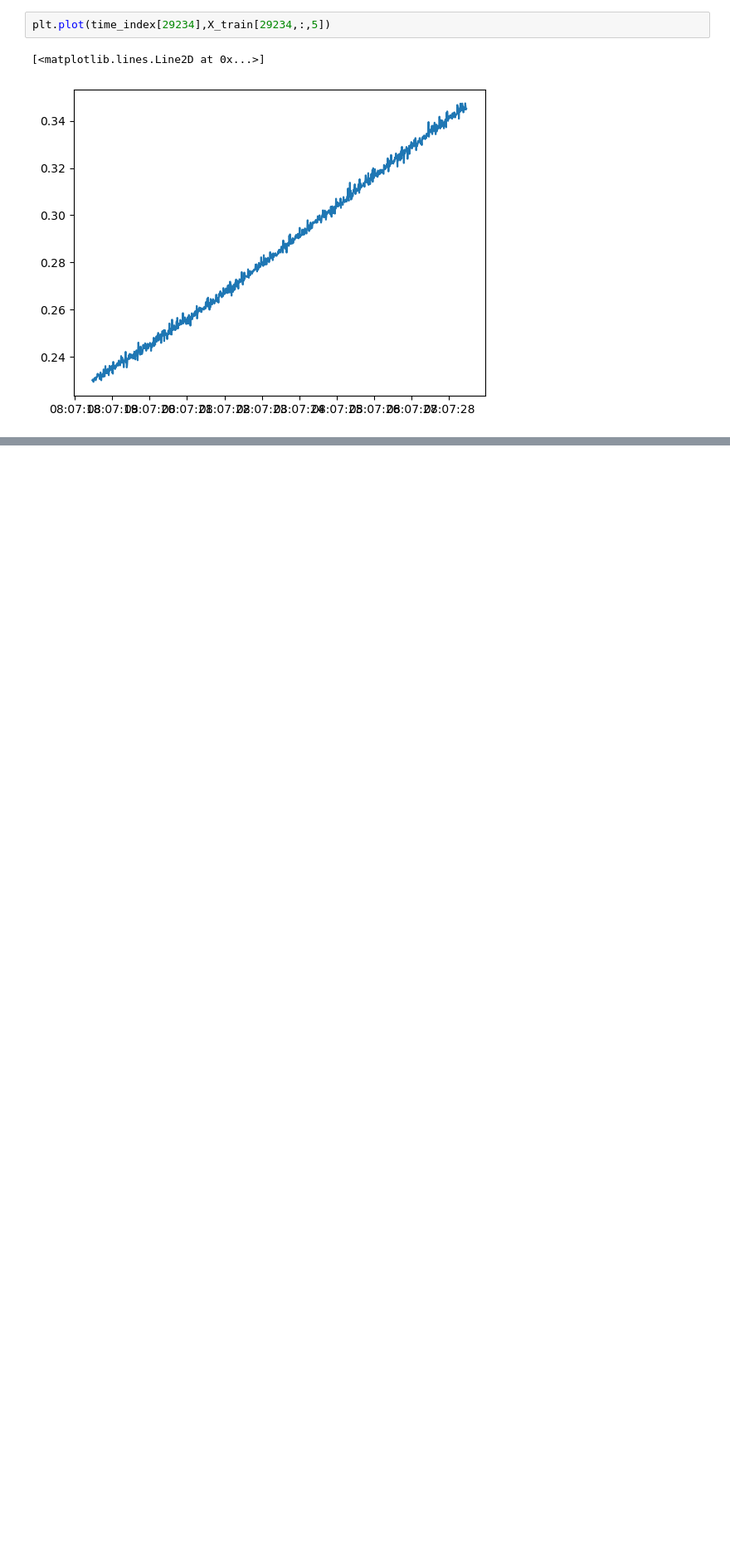
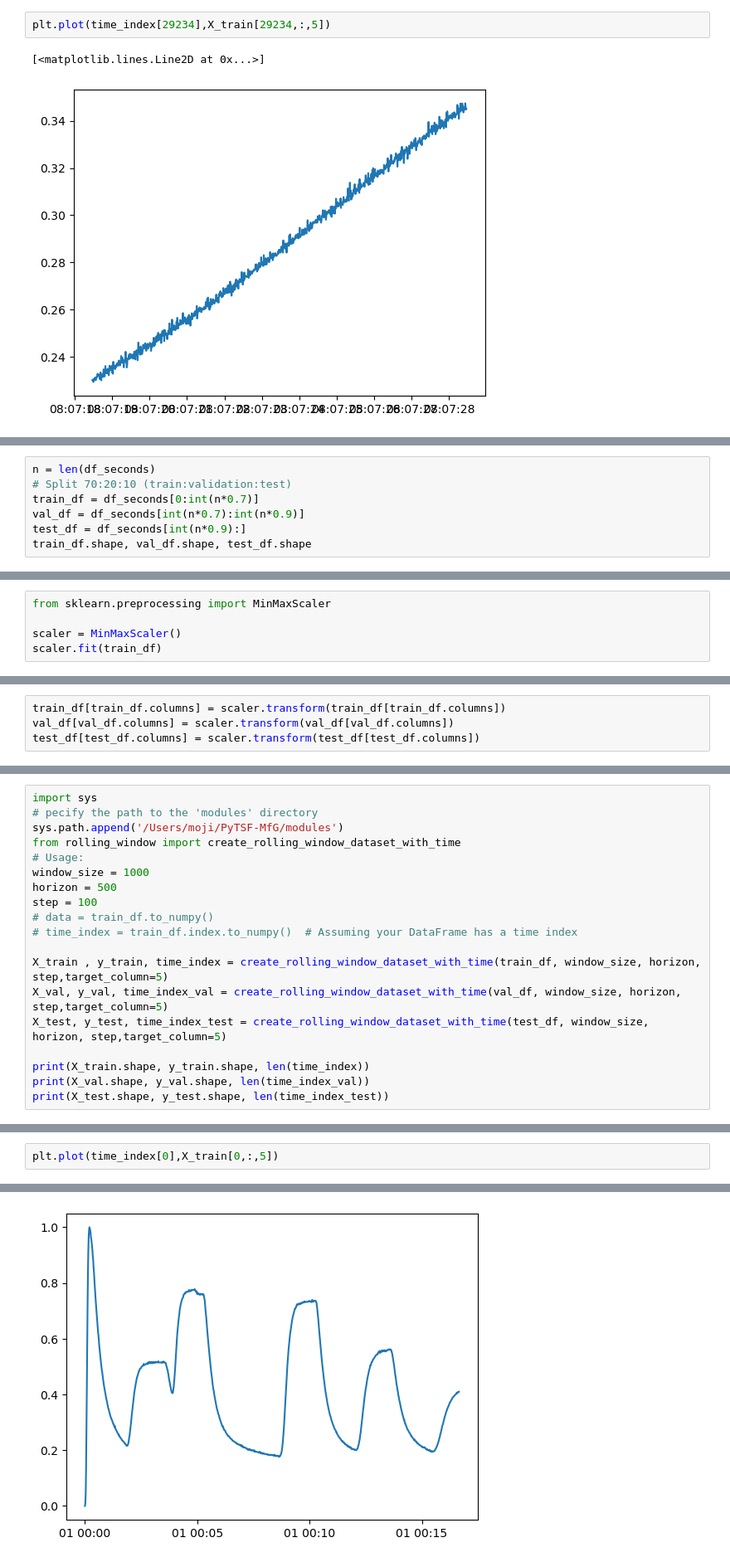
Before and after one commit to tamoraji/PyTSF-MfG, a Jupyter notebook: datasets/Gas_sensors_dynamic_mixtures.ipynb, the cells around one changed output, grey strips where cells are left out. Shown at 83% size. Cells and saved outputs as stored; diff of their text form; blank space fills up the shorter version.

```diff
--- a/datasets/Gas_sensors_dynamic_mixtures.ipynb
+++ b/datasets/Gas_sensors_dynamic_mixtures.ipynb
@@ -297,0 +430,7 @@ X_train[0,0,1]
+# %%
+n = len(df_seconds)
+# Split 70:20:10 (train:validation:test)
+train_df = df_seconds[0:int(n*0.7)]
+val_df = df_seconds[int(n*0.7):int(n*0.9)]
+test_df = df_seconds[int(n*0.9):]
+train_df.shape, val_df.shape, test_df.shape
@@ -297,0 +439,5 @@ X_train[0,0,1]
+# %%
+from sklearn.preprocessing import MinMaxScaler
+
+scaler = MinMaxScaler()
+scaler.fit(train_df)
@@ -297,0 +446,4 @@ X_train[0,0,1]
+# %%
+train_df[train_df.columns] = scaler.transform(train_df[train_df.columns])
+val_df[val_df.columns] = scaler.transform(val_df[val_df.columns])
+test_df[test_df.columns] = scaler.transform(test_df[test_df.columns])
@@ -297,0 +466,19 @@ X_train[0,0,1]
+# %%
+import sys
+# pecify the path to the 'modules' directory
+sys.path.append('/Users/moji/PyTSF-MfG/modules')
+from rolling_window import create_rolling_window_dataset_with_time
+# Usage:
+window_size = 1000
+horizon = 500
+step = 100
+# data = train_df.to_numpy()
+# time_index = train_df.index.to_numpy()  # Assuming your DataFrame has a time index
+
+X_train , y_train, time_index = create_rolling_window_dataset_with_time(train_df, window_size, horizon, step,target_column=5)
+X_val, y_val, time_index_val = create_rolling_window_dataset_with_time(val_df, window_size, horizon, step,target_column=5)
+X_test, y_test, time_index_test = create_rolling_window_dataset_with_time(test_df, window_size, horizon, step,target_column=5)
+
+print(X_train.shape, y_train.shape, len(time_index))
+print(X_val.shape, y_val.shape, len(time_index_val))
+print(X_test.shape, y_test.shape, len(time_index_test))
@@ -297,0 +489,3 @@ X_train[0,0,1]
+# %%
+plt.plot(time_index[0],X_train[0,:,5])
+# %% [output]
@@ -297,0 +493 @@ X_train[0,0,1]
+[figure, added]
```
Also changed, not shown: parts of 30 cells of this notebook, 4 other files.
